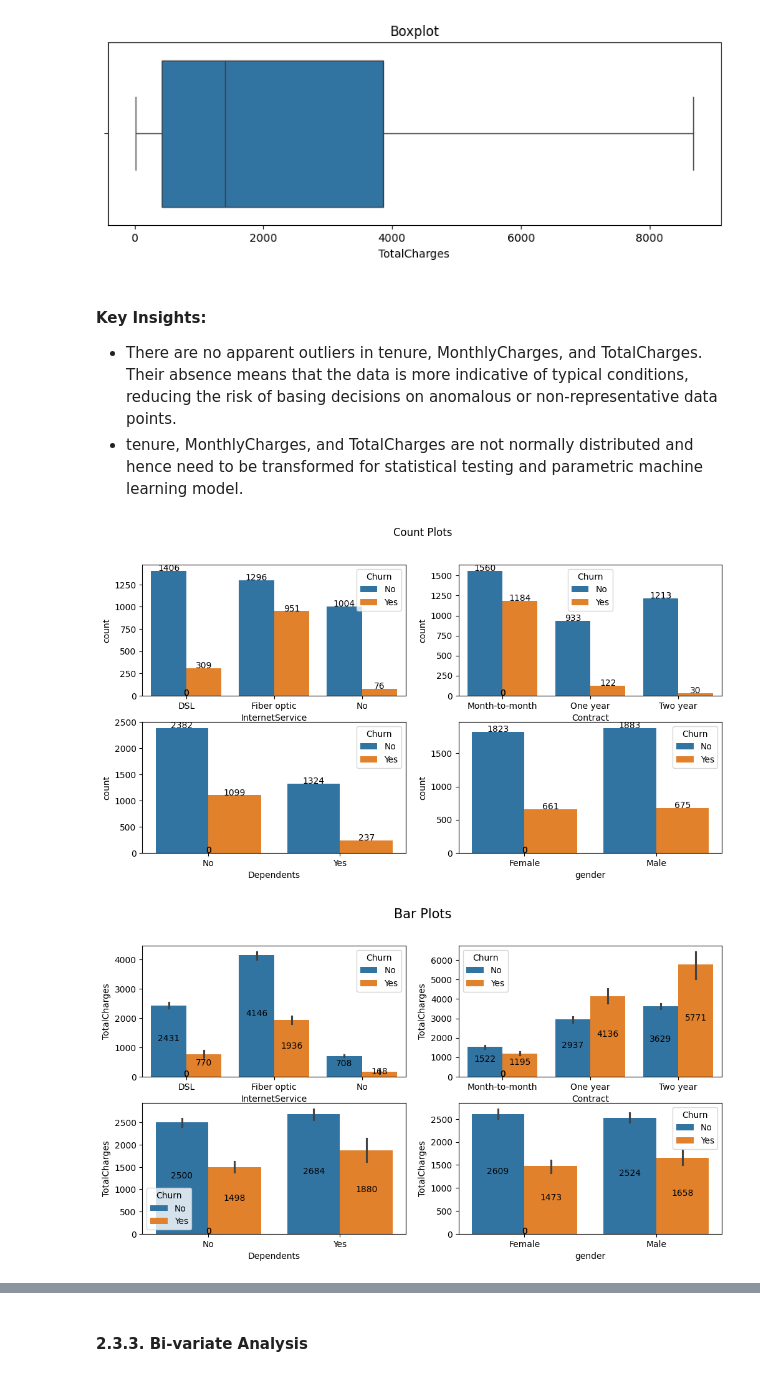
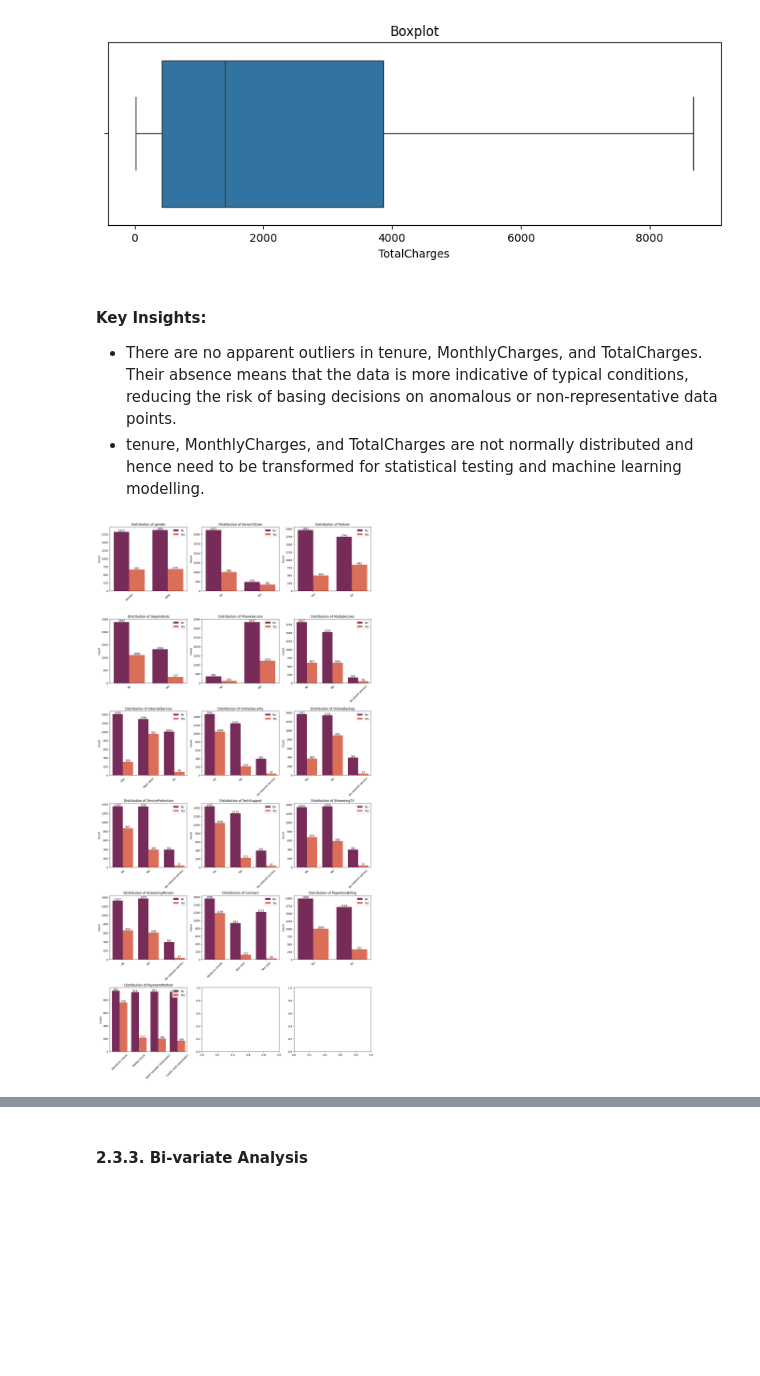
Before and after one commit to edadso/Customer-Churn-Prediction-Vodafone-Corporation, a Jupyter notebook: notebooks/project_code.ipynb, the cells around one changed output, grey strips where cells are left out. Saved outputs shown, nothing was run; the diff lists cells and outputs as text; code cells hidden in the pictures; blank space fills up the shorter version.

```diff
--- a/notebooks/project_code.ipynb
+++ b/notebooks/project_code.ipynb
@@ -321,56 +345,25 @@ plt.show()
 # %% [markdown]
 #### **Key Insights**:
 - There are no apparent outliers in tenure, MonthlyCharges, and TotalCharges. Their absence means that the data is more indicative of typical conditions, reducing the risk of basing decisions on anomalous or non-representative data points.<br>
-- tenure, MonthlyCharges, and TotalCharges are not normally distributed and hence need to be transformed for statistical testing and parametric machine learning model.
+- tenure, MonthlyCharges, and TotalCharges are not normally distributed and hence need to be transformed for statistical testing and machine learning modelling.
-# %%
-# Set the figure size and create subplots
-fig, axes = plt.subplots(2, 2, figsize=(12, 6))
-
-# Plot each subplot
-sns.countplot(data=df_combined, x='InternetService', hue='Churn', ax=axes[0, 0])
-sns.countplot(data=df_combined, x='Contract', hue='Churn', ax=axes[0, 1])
-sns.countplot(data=df_combined, x='Dependents', hue='Churn', ax=axes[1, 0])
-sns.countplot(data=df_combined, x='gender', hue='Churn', ax=axes[1, 1])
-
-# Flatten axes array for easy indexing
-axes = axes.flatten()
-
-# Annotate each subplot
-for ax in axes:
-    for bar in ax.patches:
-        h = bar.get_height()
-        w = bar.get_width()
-        x, y = bar.get_xy()
-        ax.annotate(f"{int(h)}", (x + w/2, y + h*1.001), ha = "center")
-
-fig.suptitle('Count Plots')
-plt.show()
-# %% [output]
-[figure, removed]
-# %%
-# Set the figure size and create subplots
-fig, axes = plt.subplots(nrows=2, ncols=2, figsize=(12, 6))
-
-# Flatten axes array for easy indexing
-axes = axes.flatten()
-
-# Plot each subplot
-sns.barplot(data=df_combined, x="InternetService", y = "TotalCharges", hue="Churn", ax=axes[0])
-sns.barplot(data=df_combined, x="Contract", y = "TotalCharges", hue="Churn", ax=axes[1])
-sns.barplot(data=df_combined, x="Dependents", y = "TotalCharges", hue="Churn", ax=axes[2])
-sns.barplot(data=df_combined, x="gender", y = "TotalCharges", hue="Churn", ax=axes[3])
-
-# Set the title for the entire figure
-fig.suptitle("Bar Plots", fontsize=15)
-
-# Annotate each subplot
-for ax in axes:
-    for bar in ax.patches:
-        h = bar.get_height()
-        w = bar.get_width()
-        x, y = bar.get_xy()
-        ax.annotate(f"{int(h)}", (x + w/2, y + h/2), ha = "center")
-
-plt.show()
-# %% [output]
-[figure, removed]
+# %%
+# plot countplot to analyze categorical columns
+def categorical_distribution(df):
+    cat_column = df.select_dtypes(include="object").columns
+    num_plots = (len(cat_column) - 1)
+    fig, axes = plt.subplots(6, 3, figsize=(15, 30))
+
+    for ax, column in zip(axes.flat, cat_column[1:num_plots]):
+        sns.countplot(data = df, x = column, orient = "v", palette = "rocket", hue = "Churn", ax = ax)
+        for container in ax.containers:
+            ax.bar_label(container)
+        ax.set_title(f"Distribution of {column}")
+        ax.set_xlabel("")
+        ax.set_ylabel("Count")
+        ax.legend(loc="upper right")
+        ax.set_xticklabels(ax.get_xticklabels(), rotation=45)
+        plt.tight_layout()
+    plt.show()
+categorical_distribution(df_combined)
+# %% [output]
+[figure, added]
```
Also changed, not shown: parts of 58 cells of this notebook.
